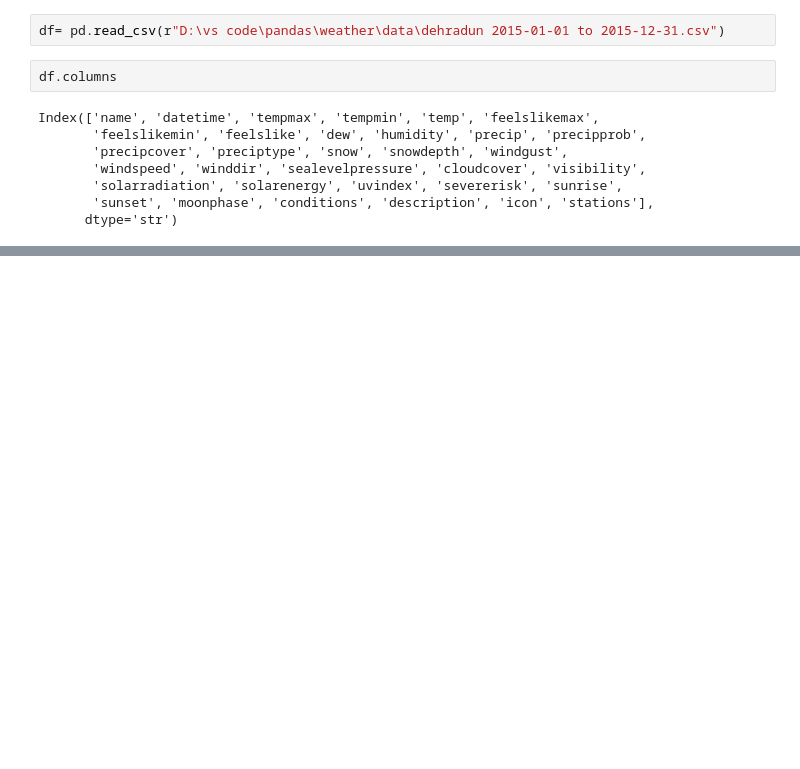
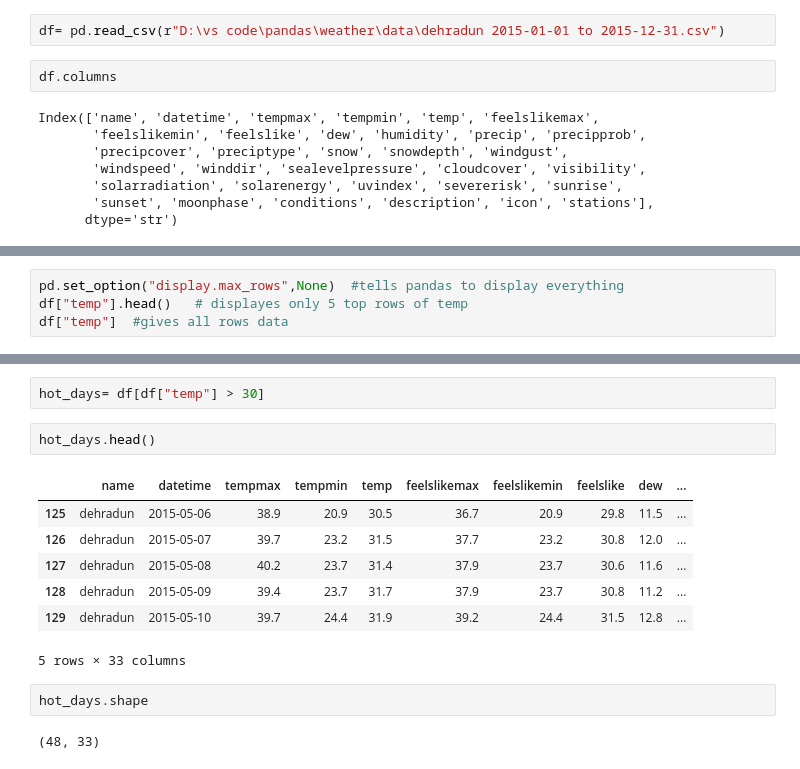
Before and after one commit to AbhayRawat002/dehradun-weather-analysis, a Jupyter notebook: weather_analysis.ipynb, the cells around one changed output, grey strips where cells are left out. Saved outputs shown, nothing was run; the diff lists cells and outputs as text; blank space fills up the shorter version.

```diff
--- a/weather_analysis.ipynb
+++ b/weather_analysis.ipynb
@@ -43,0 +105,4 @@ Name: datetime, dtype: str
+# %%
+pd.set_option("display.max_rows",None)  #tells pandas to display everything
+df["temp"].head()   # displayes only 5 top rows of temp
+df["temp"]  #gives all rows data
@@ -43,0 +196,16 @@ Name: datetime, dtype: str
+# %%
+hot_days= df[df["temp"] > 30]
+# %%
+hot_days.head()
+# %% [output]
+|  | name | datetime | tempmax | tempmin | temp | feelslikemax | feelslikemin | feelslike | dew | ... |
+| 125 | dehradun | 2015-05-06 | 38.9 | 20.9 | 30.5 | 36.7 | 20.9 | 29.8 | 11.5 | ... |
+| 126 | dehradun | 2015-05-07 | 39.7 | 23.2 | 31.5 | 37.7 | 23.2 | 30.8 | 12.0 | ... |
+| 127 | dehradun | 2015-05-08 | 40.2 | 23.7 | 31.4 | 37.9 | 23.7 | 30.6 | 11.6 | ... |
+| 128 | dehradun | 2015-05-09 | 39.4 | 23.7 | 31.7 | 37.9 | 23.7 | 30.8 | 11.2 | ... |
+| 129 | dehradun | 2015-05-10 | 39.7 | 24.4 | 31.9 | 39.2 | 24.4 | 31.5 | 12.8 | ... |
+5 rows × 33 columns
+# %%
+hot_days.shape
+# %% [output]
+(48, 33)
```
Also changed, not shown: parts of 20 cells of this notebook.
